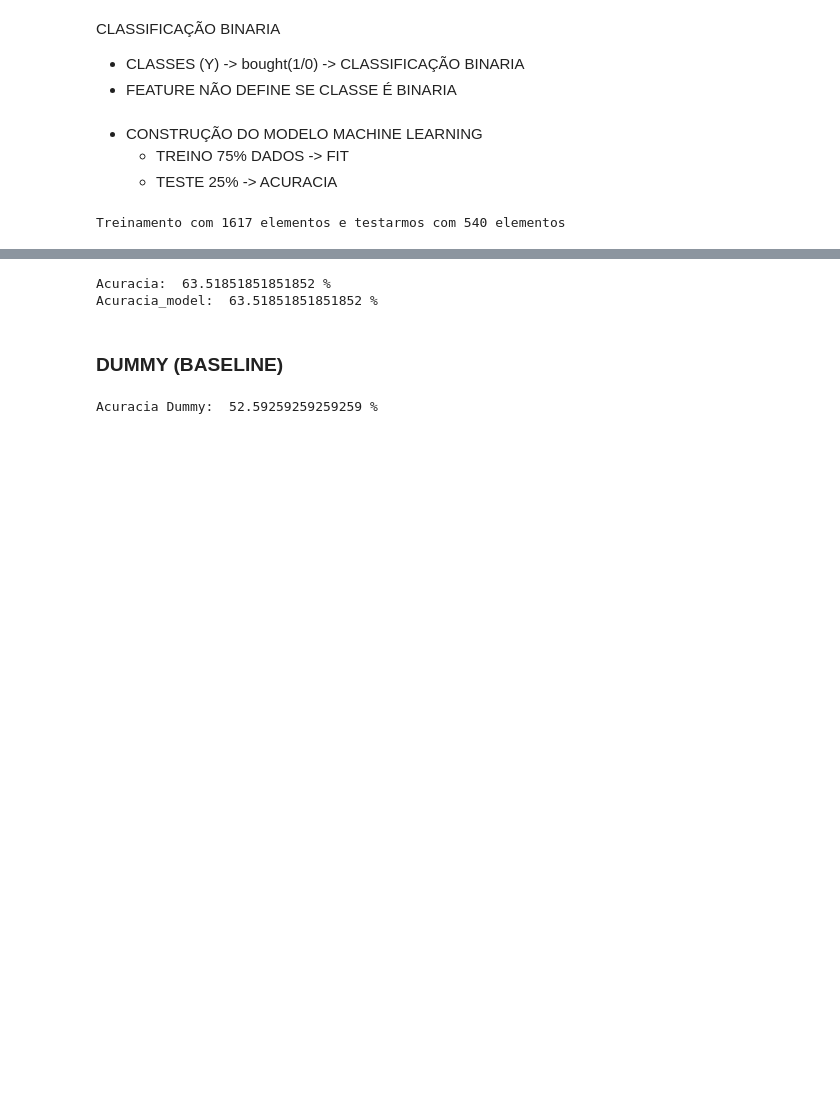
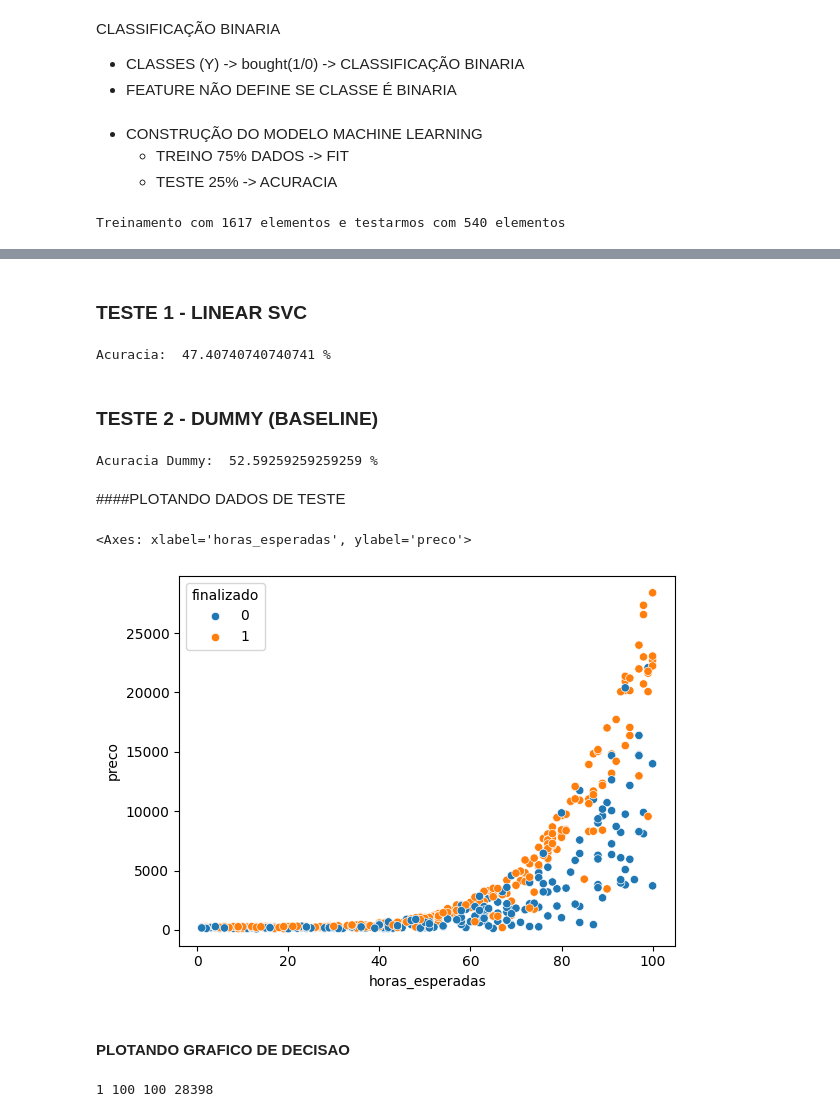
Before and after one commit to RyanXHF/ml_finished_projects, a Jupyter notebook: ml_finished_projects.ipynb, the cells around one changed output, grey strips where cells are left out. Saved outputs shown, nothing was run; the diff lists cells and outputs as text; code cells hidden in the pictures; blank space fills up the shorter version.

```diff
--- a/ml_finished_projects.ipynb
+++ b/ml_finished_projects.ipynb
@@ -122,3 +159,5 @@ Treinamento com 1617 elementos e testarmos com 540 elementos
+# %% [markdown]
+### TESTE 1 - LINEAR SVC
 # %%
 model = LinearSVC() # Cria o modelo
 model.fit(train_x, train_y) # treino
@@ -129,10 +168,8 @@ acuracia = accuracy_score(test_y, result) # compara vetores
 acuracia_model = model.score(test_x, test_y) # roda teste
 
 print("Acuracia: ", (acuracia*100), "%")
-print("Acuracia_model: ", (acuracia_model*100), "%")
 # %% [output]
-Acuracia:  63.51851851851852 %
-Acuracia_model:  63.51851851851852 %
+Acuracia:  47.40740740740741 %
 # %% [markdown]
-### DUMMY (BASELINE)
+### TESTE 2 - DUMMY (BASELINE)
 # %%
@@ -145,3 +180,20 @@ acuracia_dummy = dummy_stratified.score(test_x, test_y)
 print("Acuracia Dummy: ", (acuracia_dummy*100), "%")
 # %% [output]
 Acuracia Dummy:  52.59259259259259 %
+# %% [markdown]
+####PLOTANDO DADOS DE TESTE
+# %%
+sns.scatterplot(x="horas_esperadas", y="preco", hue=test_y, data=test_x)
+# %% [output]
+<Axes: xlabel='horas_esperadas', ylabel='preco'>
+[figure, added]
+# %% [markdown]
+#### PLOTANDO GRAFICO DE DECISAO
+# %%
+x_min = test_x.horas_esperadas.min()
+x_max = test_x.horas_esperadas.max()
+y_min = test_x.preco.min()
+y_max = test_x.preco.max()
+print(x_min, x_max,y_min,y_max)
+# %% [output]
+1 100 100 28398
```
Also changed, not shown: parts of 26 cells of this notebook.
